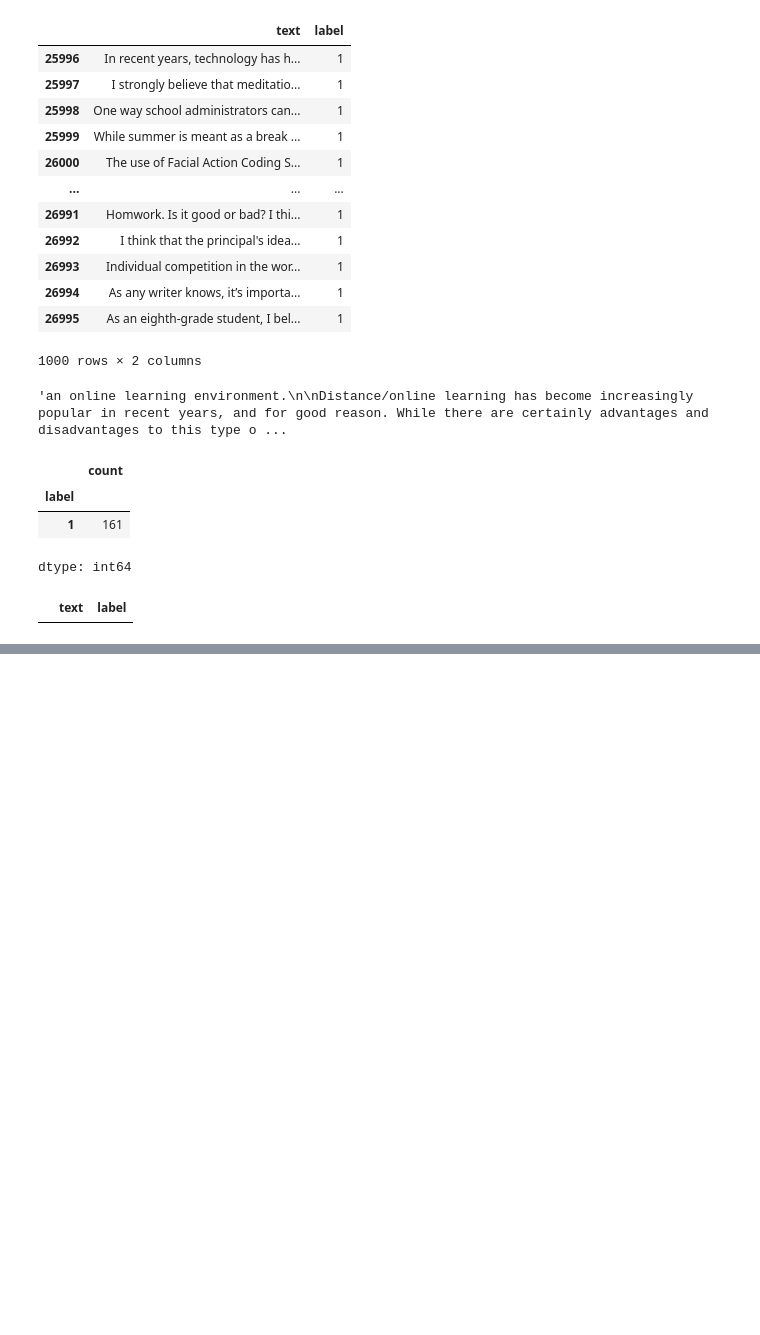
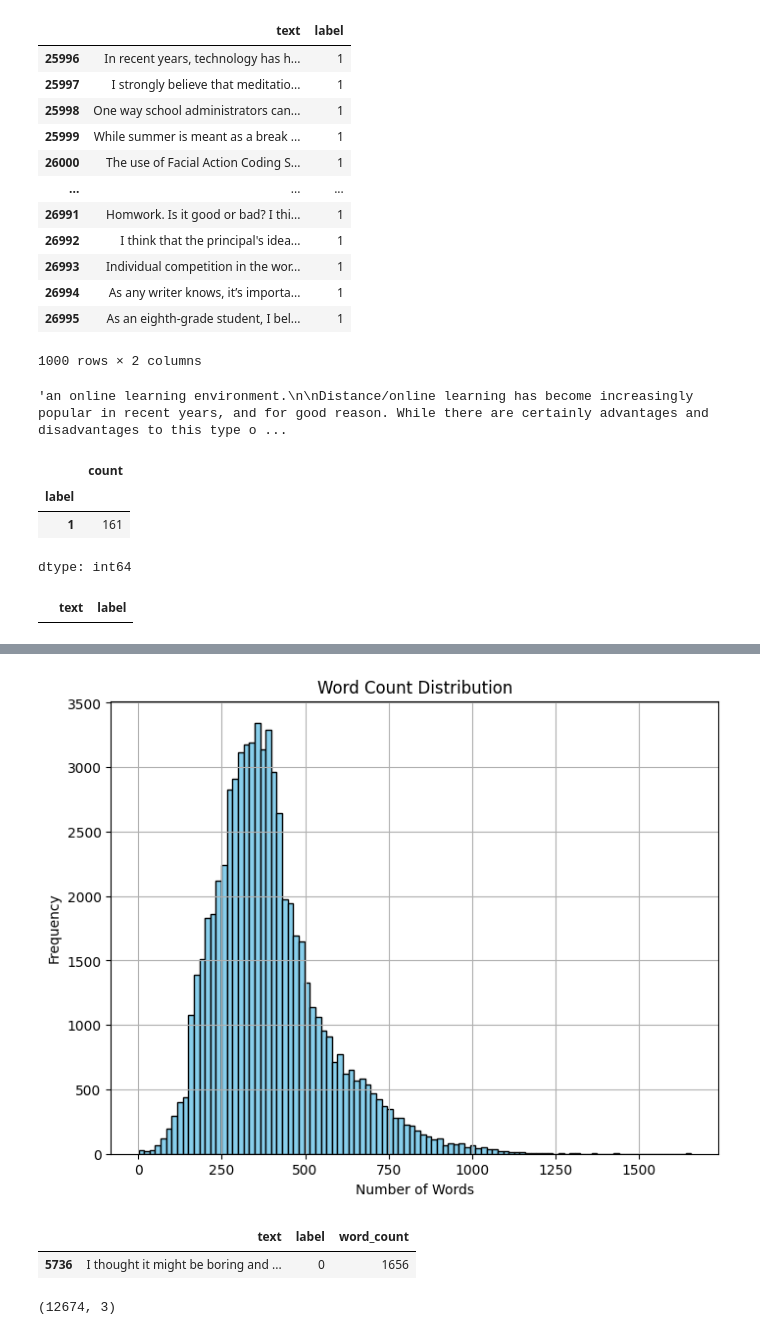
Before and after one commit to Sirapop12345/sp, a Jupyter notebook: Data_Preparation.ipynb, the cells around one changed output, grey strips where cells are left out. Saved outputs shown, nothing was run; the diff lists cells and outputs as text; code cells hidden in the pictures; blank space fills up the shorter version.

```diff
--- a/Data_Preparation.ipynb
+++ b/Data_Preparation.ipynb
@@ -682,0 +710,7 @@ df1[df1['text'].str.contains('Subject:')]
+# %%
+# Function to clean text by removing multiple spaces
+def clean_text(text):
+    return " ".join(text.split())
+
+# Apply the function to clean the 'text' column
+df1['text'] = df1['text'].apply(clean_text)
@@ -682,0 +736,7 @@ df1[df1['text'].str.contains('Subject:')]
+# %%
+def word_count(text):
+    list1 = text.split()
+    return len(list1)
+# %%
+df1['word_count'] = df1['text'].apply(word_count)
+df1['word_count'].max()
@@ -682,0 +759,22 @@ df1[df1['text'].str.contains('Subject:')]
+# %%
+import matplotlib.pyplot as plt
+
+# Plot the word count distribution
+plt.figure(figsize=(8, 6))
+plt.hist(df1['word_count'], bins=100, color='skyblue', edgecolor='black')
+plt.title('Word Count Distribution')
+plt.xlabel('Number of Words')
+plt.ylabel('Frequency')
+plt.grid(True)
+plt.show()
+# %% [output]
+[figure, added]
+# %%
+df1[df1['word_count'] == 1656]
+# %% [output]
+|  | text | label | word_count |
+| 5736 | I thought it might be boring and ... | 0 | 1656 |
+# %%
+df1[df1['word_count'] > 512].shape
+# %% [output]
+(12674, 3)
```
Also changed, not shown: parts of 9 cells of this notebook.
